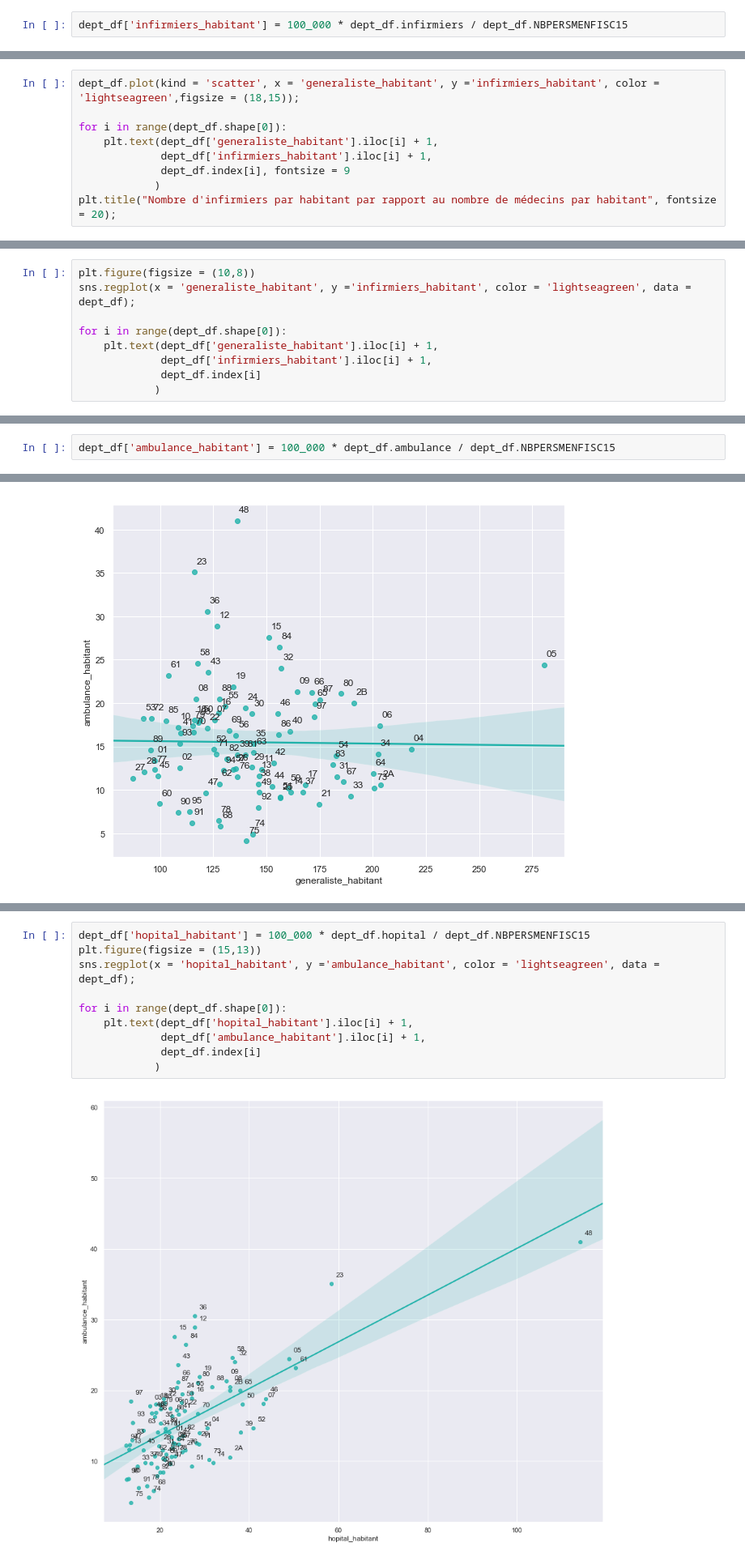
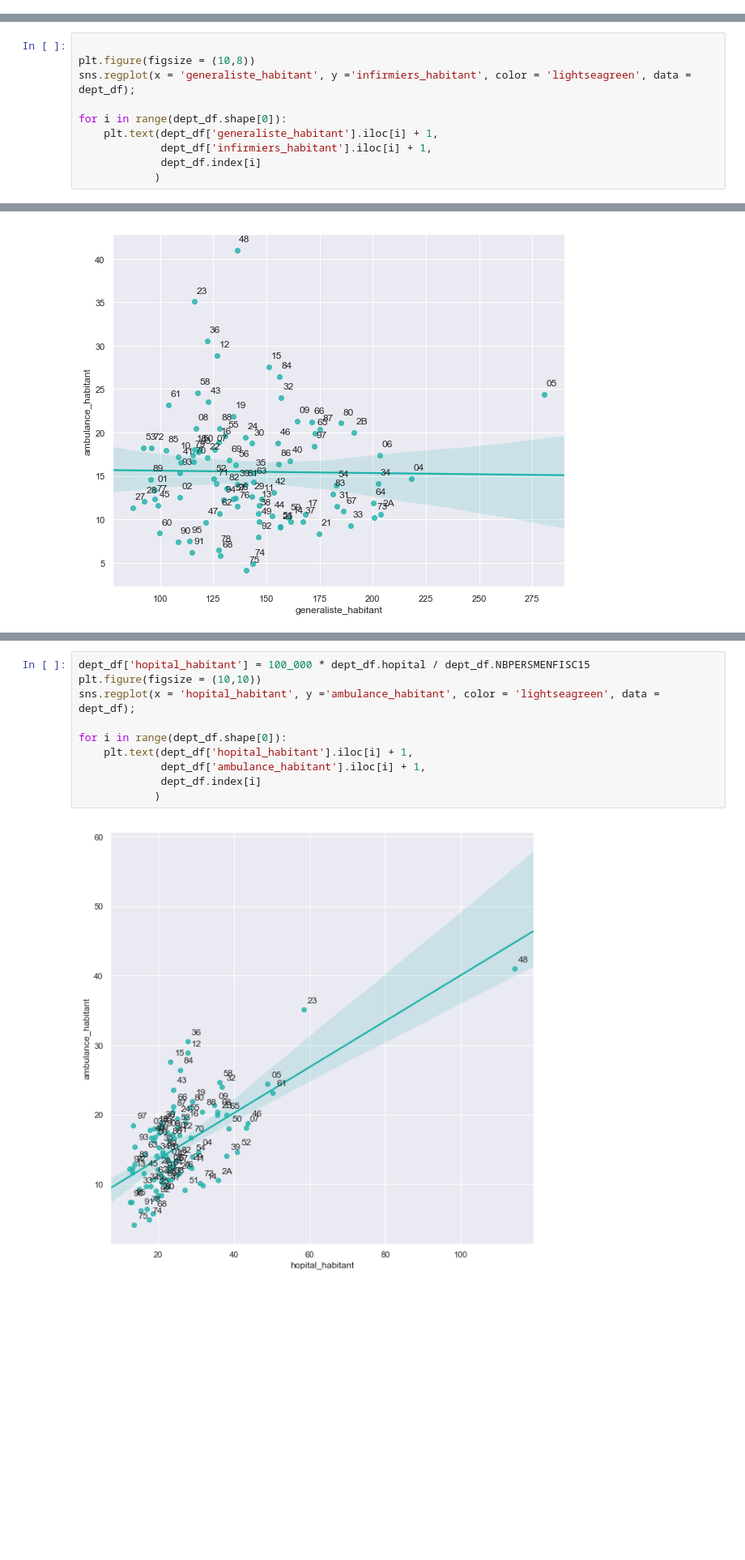
Before and after one commit to MarieMartin723/deserts-medicaux, a Jupyter notebook: notebooks/analyse_deserts.ipynb, the cells around one changed output, grey strips where cells are left out. Shown at 81% size. Saved outputs shown, nothing was run; the diff lists cells and outputs as text; blank space fills up the shorter version.

```diff
--- a/notebooks/analyse_deserts.ipynb
+++ b/notebooks/analyse_deserts.ipynb
@@ -266,5 +347,3 @@ pd.concat([
 | 2A | 123172.0 | 203.780080 |
 | 04 | 156728.5 | 218.211748 |
 | 05 | 135089.5 | 280.554743 |
-# %%
-dept_df['infirmiers_habitant'] = 100_000 * dept_df.infirmiers / dept_df.NBPERSMENFISC15
@@ -271,10 +366,11 @@ dept_df['infirmiers_habitant'] = 100_000 * dept_df.infirmiers / dept_df.NBPERSME
 # %%
-dept_df.plot(kind = 'scatter', x = 'generaliste_habitant', y ='infirmiers_habitant', color = 'lightseagreen',figsize = (18,15));
+
+plt.figure(figsize = (10,8))
+sns.regplot(x = 'generaliste_habitant', y ='infirmiers_habitant', color = 'lightseagreen', data = dept_df);
 
 for i in range(dept_df.shape[0]):
     plt.text(dept_df['generaliste_habitant'].iloc[i] + 1,
              dept_df['infirmiers_habitant'].iloc[i] + 1,
-             dept_df.index[i], fontsize = 9
+             dept_df.index[i]
             )
-plt.title("Nombre d'infirmiers par habitant par rapport au nombre de médecins par habitant", fontsize = 20);
 # %% [output]
@@ -282,9 +377,0 @@ plt.title("Nombre d'infirmiers par habitant par rapport au nombre de médecins p
-# %%
-plt.figure(figsize = (10,8))
-sns.regplot(x = 'generaliste_habitant', y ='infirmiers_habitant', color = 'lightseagreen', data = dept_df);
-
-for i in range(dept_df.shape[0]):
-    plt.text(dept_df['generaliste_habitant'].iloc[i] + 1,
-             dept_df['infirmiers_habitant'].iloc[i] + 1,
-             dept_df.index[i]
-            )
@@ -297,2 +377,0 @@ Pour le nombre d'entreprises d'ambulance pour 100 000 habitants
-# %%
-dept_df['ambulance_habitant'] = 100_000 * dept_df.ambulance / dept_df.NBPERSMENFISC15
@@ -312,12 +393,12 @@ Peut etre pas de relation entre généralistes et habitants
 # %%
 dept_df['hopital_habitant'] = 100_000 * dept_df.hopital / dept_df.NBPERSMENFISC15
-plt.figure(figsize = (15,13))
+plt.figure(figsize = (10,10))
 sns.regplot(x = 'hopital_habitant', y ='ambulance_habitant', color = 'lightseagreen', data = dept_df);
 
 for i in range(dept_df.shape[0]):
     plt.text(dept_df['hopital_habitant'].iloc[i] + 1,
              dept_df['ambulance_habitant'].iloc[i] + 1,
              dept_df.index[i]
             )
 # %% [output]
-[figure, old version]
+[figure, new version]
```
Also changed, not shown: parts of 57 cells of this notebook.
